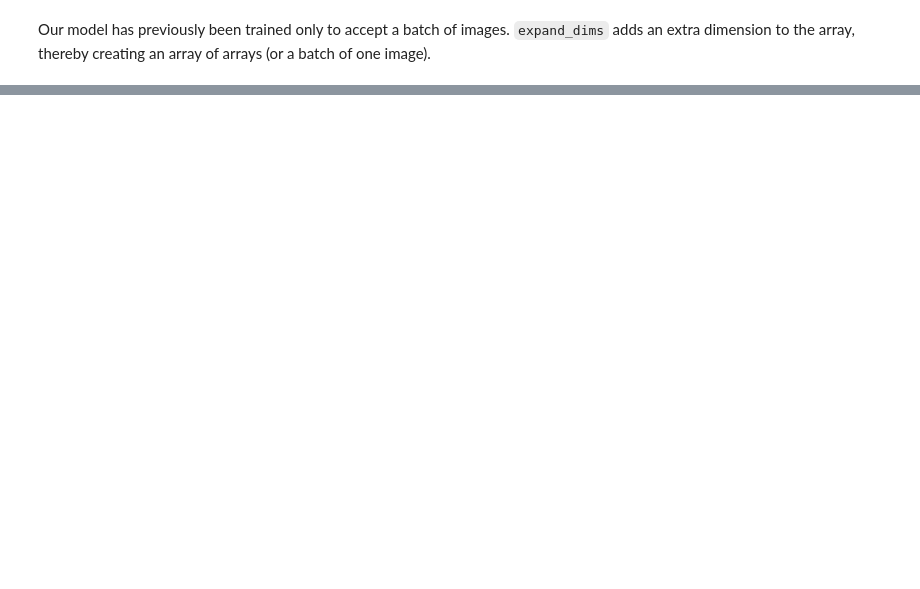
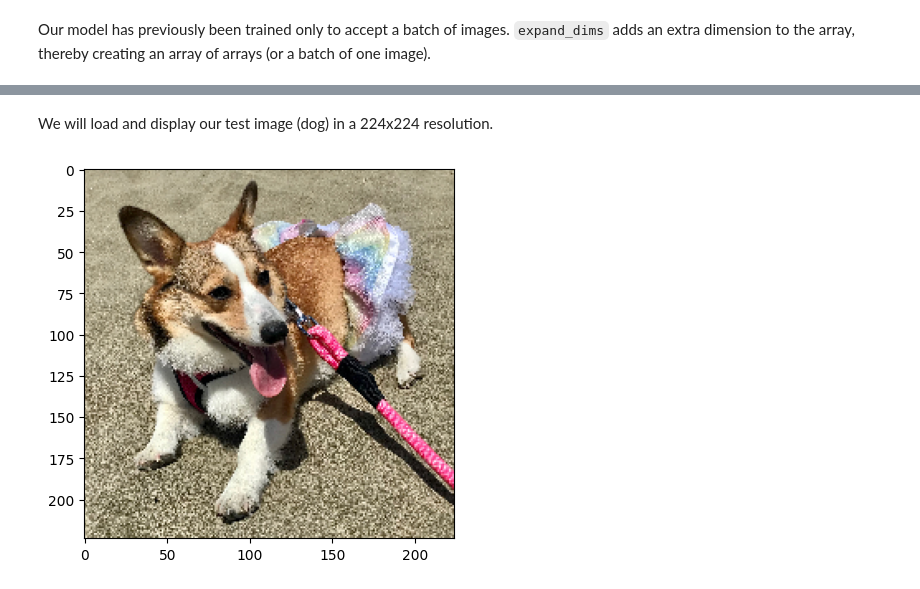
Before and after one commit to PracticalDL/Practical-Deep-Learning-Book, a Jupyter notebook: code/chapter-2/1-predict-class.ipynb, the cells around one changed output, grey strips where cells are left out. Drawn from its saved outputs; the diff is of its cells as text; code cells hidden in the pictures; blank space fills up the shorter version.

```diff
--- a/code/chapter-2/1-predict-class.ipynb
+++ b/code/chapter-2/1-predict-class.ipynb
@@ -65,0 +92,15 @@ predict(IMG_PATH)
+# %% [markdown]
+We will load and display our test image (dog) in a 224x224 resolution.
+# %%
+IMG_PATH = "../../sample-images/dog.jpg"
+if IS_COLAB_ENV:
+    IMG_PATH = "dog.jpg"
+    download_sample_image(IMG_PATH)
+else:
+    IMG_PATH = "../../sample-images/dog.jpg"
+# %%
+img = image.load_img(IMG_PATH, target_size=(224, 224))
+plt.imshow(img)
+plt.show()
+# %% [output]
+[figure, added]
```
Also changed, not shown: parts of 10 cells of this notebook, 3 other files.
